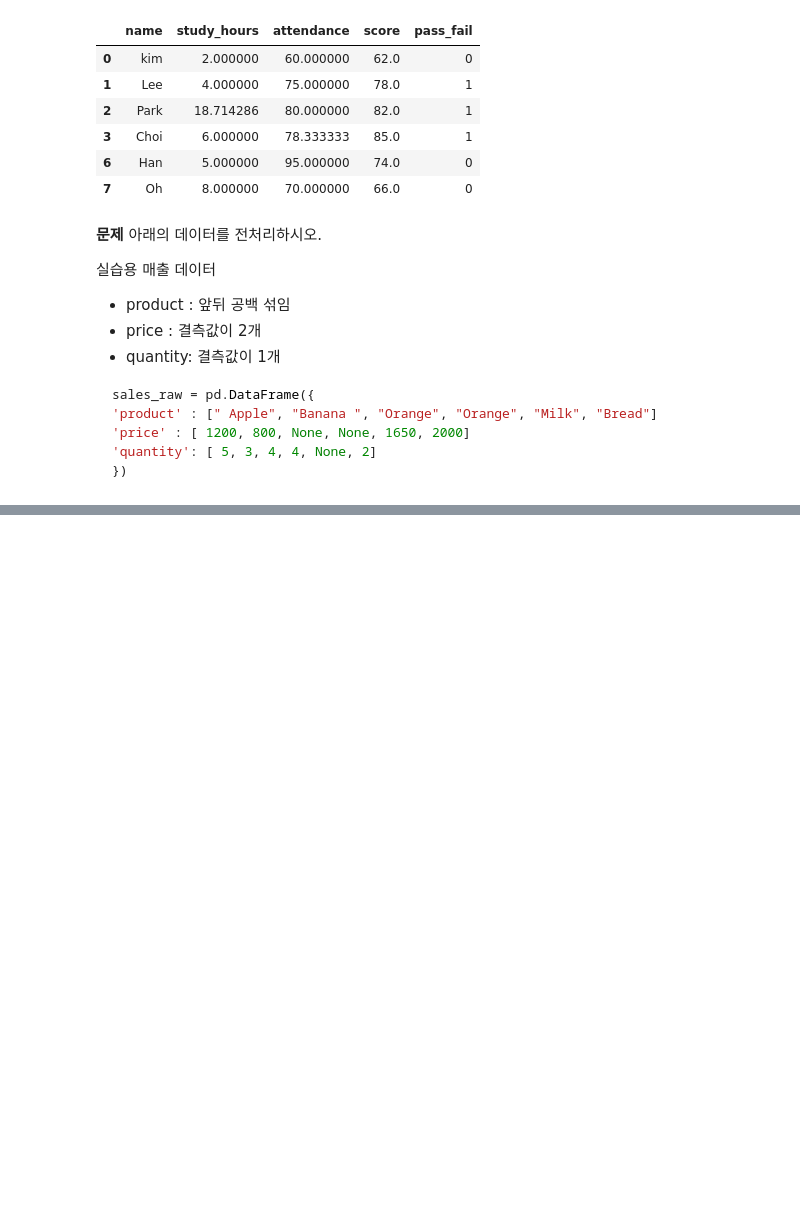
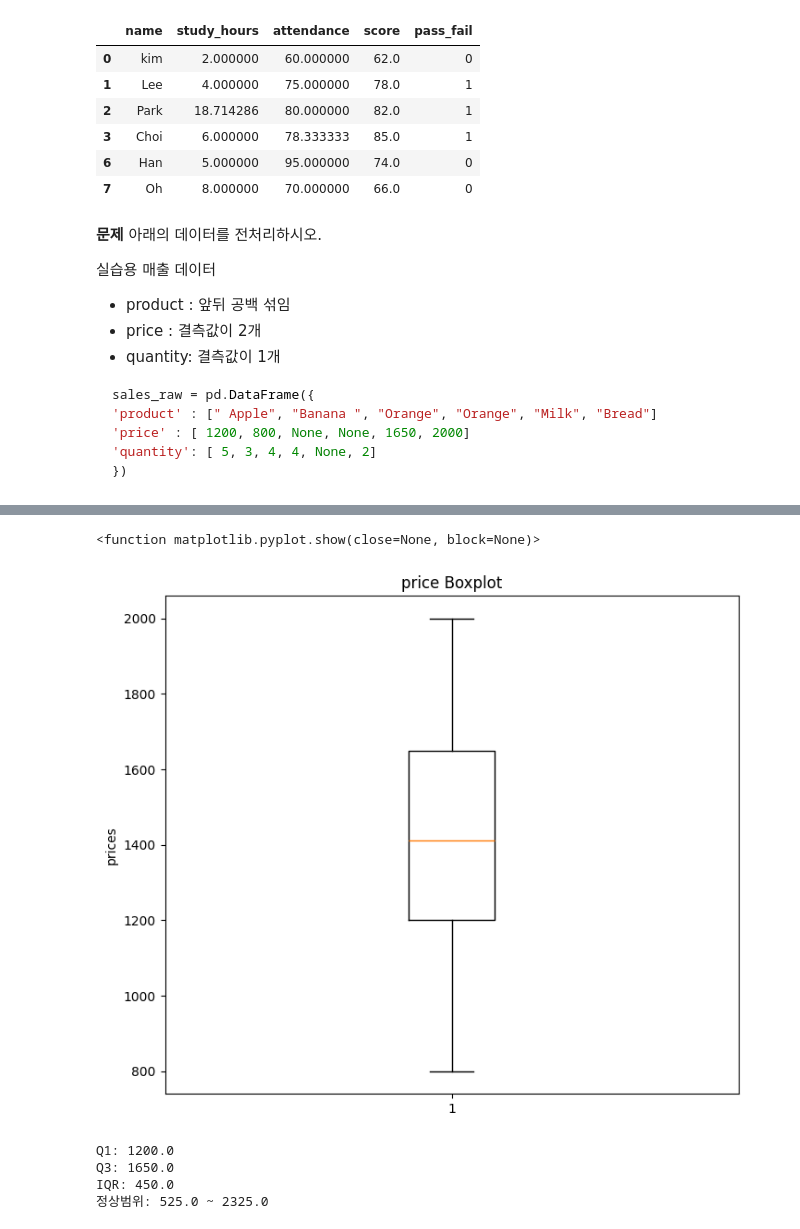
Before and after one commit to delimsjg30317-sv/daeilm-2-3-ai-programming, a Jupyter notebook: 10주차.ipynb, the cells around one changed output, grey strips where cells are left out. Drawn from its saved outputs; the diff is of its cells as text; code cells hidden in the pictures; blank space fills up the shorter version.

````diff
--- a/10주차.ipynb
+++ b/10주차.ipynb
@@ -252,3 +252,10 @@ sales_raw = pd.DataFrame({
 'quantity': [ 5, 3, 4, 4, None, 2]
 })
 ```
+# %%
+sales_raw = pd.DataFrame({
+    'product' : [" Apple", "Banana ", "Orange", "Orange", "Milk", "Bread"],
+    'price' : [1200, 800, None, None, 1650, 2000],
+    'quantity': [5, 3, 4, 4, None, 2]
+})
+sales_raw
@@ -254,0 +287,6 @@ sales_raw = pd.DataFrame({
+# %%
+filled_sales = sales_raw.copy()
+filled_sales['price'] = filled_sales['price'].fillna(filled_sales['price'].mean())
+filled_sales['quantity'] = filled_sales['quantity'].fillna(filled_sales['quantity'].mean())
+
+filled_sales
@@ -254,0 +319,3 @@ sales_raw = pd.DataFrame({
+# %%
+no_duplicated_sales = filled_sales.drop_duplicates()
+no_duplicated_sales
@@ -254,0 +329,4 @@ sales_raw = pd.DataFrame({
+# %%
+clean_name_sales = no_duplicated_sales.copy()
+clean_name_sales['product'] = clean_name_sales['product'].str.strip()
+clean_name_sales
@@ -254,0 +352,26 @@ sales_raw = pd.DataFrame({
+# %%
+plt.figure(figsize=(8,7))
+plt.boxplot(clean_name_sales['price'])
+plt.title('price Boxplot')
+plt.ylabel('prices')
+plt.show
+# %% [output]
+<function matplotlib.pyplot.show(close=None, block=None)>
+[figure, added]
+# %%
+q1 = clean_name_sales['price'].quantile(0.25)
+q3 = clean_name_sales['price'].quantile(0.75)
+iqr = q3 - q1
+
+lower = q1 - 1.5 * iqr
+upper = q3 + 1.5 * iqr
+
+print('Q1:', q1)
+print('Q3:', q3)
+print('IQR:', iqr)
+print('정상범위:', lower, '~', upper)
+# %% [output]
+Q1: 1200.0
+Q3: 1650.0
+IQR: 450.0
+정상범위: 525.0 ~ 2325.0
````
Also changed, not shown: parts of 12 cells of this notebook.
